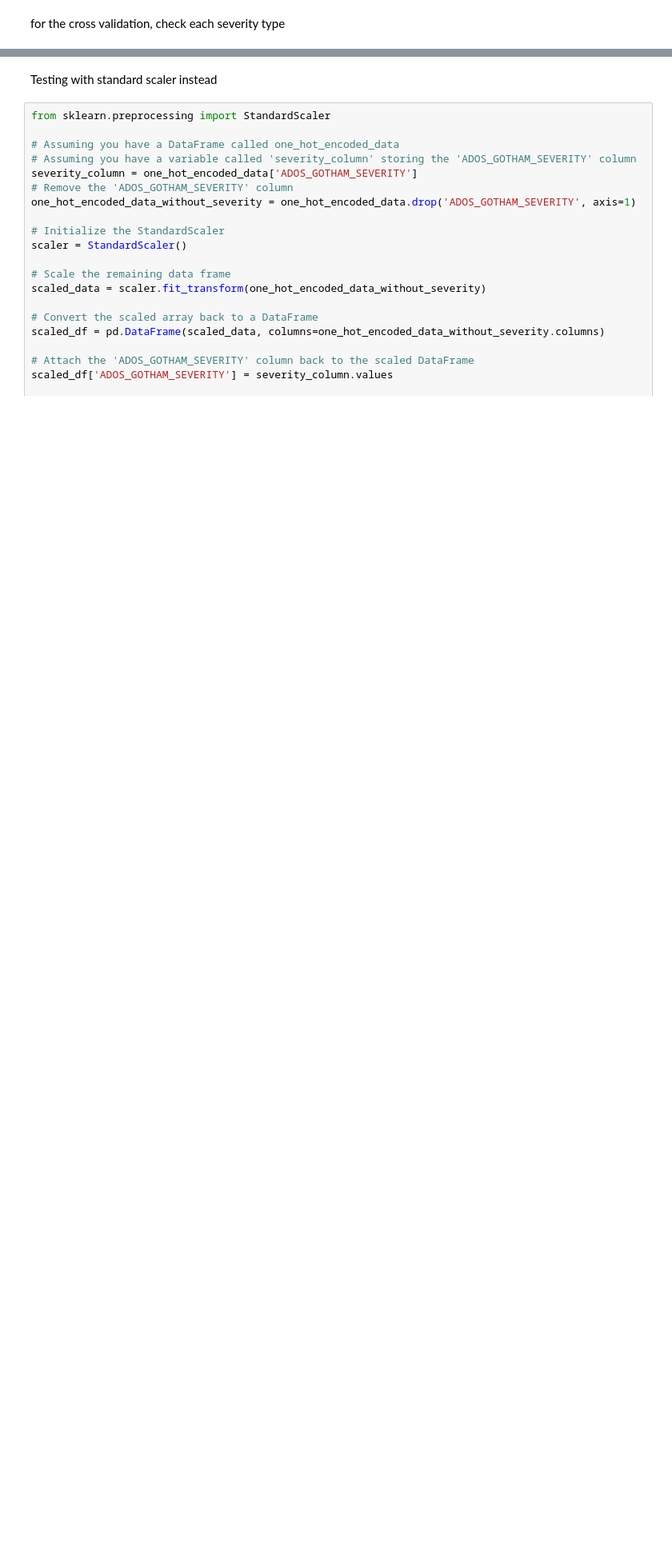
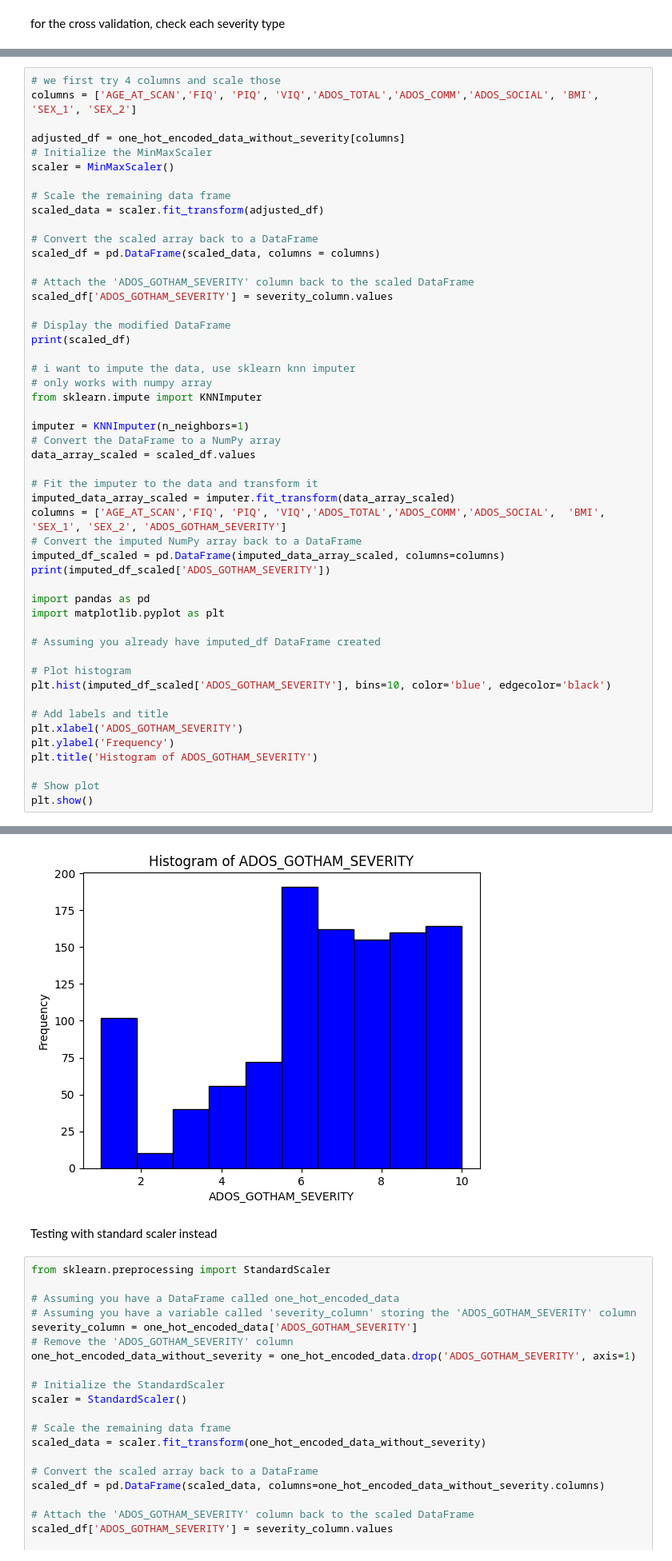
Before and after one commit to allison2368/Autism-Brain-Imaging-Data-Exchange-ABIDE-, a Jupyter notebook: knn.ipynb, the cells around one changed output, grey strips where cells are left out. Shown at 80% size. Drawn from its saved outputs; the diff is of its cells as text; blank space fills up the shorter version.

```diff
--- a/knn.ipynb
+++ b/knn.ipynb
@@ -301,0 +428,51 @@ plt.show()
+# %%
+# we first try 4 columns and scale those
+columns = ['AGE_AT_SCAN','FIQ', 'PIQ', 'VIQ','ADOS_TOTAL','ADOS_COMM','ADOS_SOCIAL', 'BMI', 'SEX_1', 'SEX_2']
+
+adjusted_df = one_hot_encoded_data_without_severity[columns]
+# Initialize the MinMaxScaler
+scaler = MinMaxScaler()
+
+# Scale the remaining data frame
+scaled_data = scaler.fit_transform(adjusted_df)
+
+# Convert the scaled array back to a DataFrame
+scaled_df = pd.DataFrame(scaled_data, columns = columns)
+
+# Attach the 'ADOS_GOTHAM_SEVERITY' column back to the scaled DataFrame
+scaled_df['ADOS_GOTHAM_SEVERITY'] = severity_column.values
+
+# Display the modified DataFrame
+print(scaled_df)
+
+# i want to impute the data, use sklearn knn imputer
+# only works with numpy array
+from sklearn.impute import KNNImputer
+
+imputer = KNNImputer(n_neighbors=1)
+# Convert the DataFrame to a NumPy array
+data_array_scaled = scaled_df.values
+
+# Fit the imputer to the data and transform it
+imputed_data_array_scaled = imputer.fit_transform(data_array_scaled)
+columns = ['AGE_AT_SCAN','FIQ', 'PIQ', 'VIQ','ADOS_TOTAL','ADOS_COMM','ADOS_SOCIAL',  'BMI', 'SEX_1', 'SEX_2', 'ADOS_GOTHAM_SEVERITY']
+# Convert the imputed NumPy array back to a DataFrame
+imputed_df_scaled = pd.DataFrame(imputed_data_array_scaled, columns=columns)
+print(imputed_df_scaled['ADOS_GOTHAM_SEVERITY'])
+
+import pandas as pd
+import matplotlib.pyplot as plt
+
+# Assuming you already have imputed_df DataFrame created
+
+# Plot histogram
+plt.hist(imputed_df_scaled['ADOS_GOTHAM_SEVERITY'], bins=10, color='blue', edgecolor='black')
+
+# Add labels and title
+plt.xlabel('ADOS_GOTHAM_SEVERITY')
+plt.ylabel('Frequency')
+plt.title('Histogram of ADOS_GOTHAM_SEVERITY')
+
+# Show plot
+plt.show()
+# %% [output]
@@ -302,3 +496,4 @@ plt.show()
+[figure, added]
 # %% [markdown]
 Testing with standard scaler instead
 # %%
```
Also changed, not shown: parts of 7 cells of this notebook.
